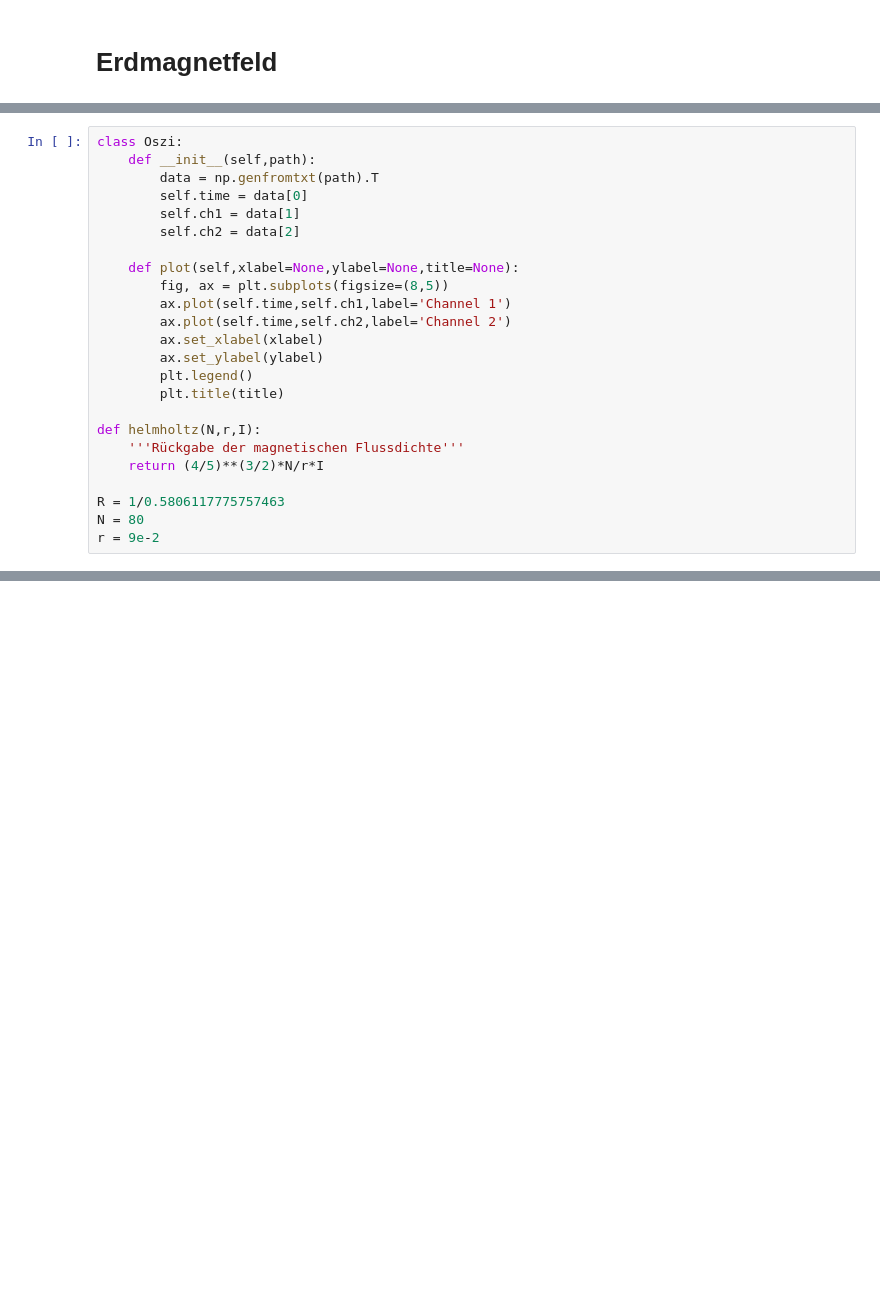
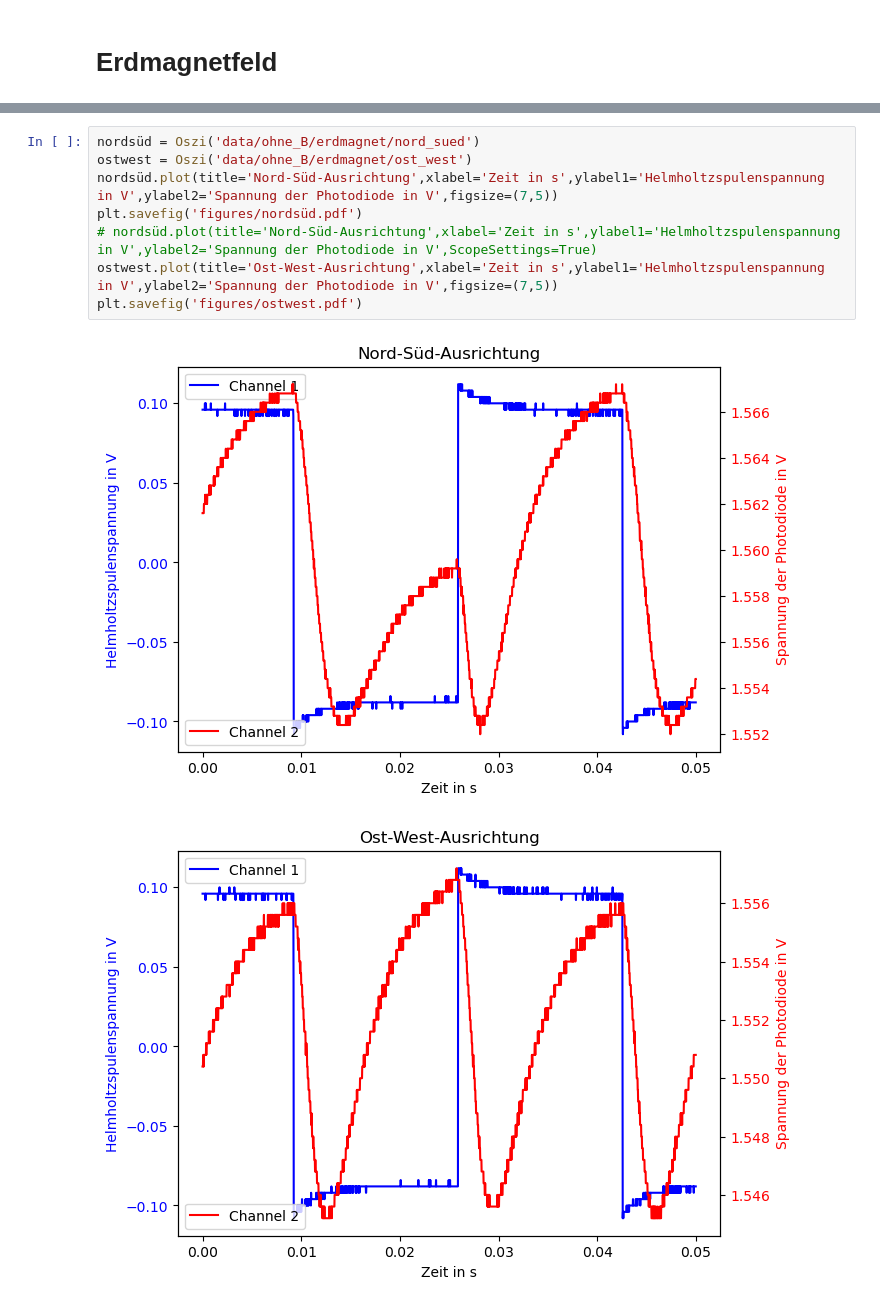
Before and after one commit to hannes-ebe/F-Prak-B, a Jupyter notebook: Optisches_Pumpen/erdmagnet.ipynb, the cells around one changed output, grey strips where cells are left out. Cells and saved outputs as stored; diff of their text form; blank space fills up the shorter version.

Commit message:
Plots Erdmagnetfeld stehen soweit

```diff
--- a/Optisches_Pumpen/erdmagnet.ipynb
+++ b/Optisches_Pumpen/erdmagnet.ipynb
@@ -7,24 +7,0 @@ import scipy.constants as const
-# %%
-class Oszi:
-    def __init__(self,path):
-        data = np.genfromtxt(path).T
-        self.time = data[0]
-        self.ch1 = data[1]
-        self.ch2 = data[2]
-
-    def plot(self,xlabel=None,ylabel=None,title=None):
-        fig, ax = plt.subplots(figsize=(8,5))
-        ax.plot(self.time,self.ch1,label='Channel 1')
-        ax.plot(self.time,self.ch2,label='Channel 2')
-        ax.set_xlabel(xlabel)
-        ax.set_ylabel(ylabel)
-        plt.legend()
-        plt.title(title)
-
-def helmholtz(N,r,I):
-    '''Rückgabe der magnetischen Flussdichte'''
-    return (4/5)**(3/2)*N/r*I
-
-R = 1/0.5806117775757463
-N = 80
-r = 9e-2
@@ -41,0 +56,11 @@ print(nordsüd.ch2)
+# %%
+nordsüd = Oszi('data/ohne_B/erdmagnet/nord_sued')
+ostwest = Oszi('data/ohne_B/erdmagnet/ost_west')
+nordsüd.plot(title='Nord-Süd-Ausrichtung',xlabel='Zeit in s',ylabel1='Helmholtzspulenspannung in V',ylabel2='Spannung der Photodiode in V',figsize=(7,5))
+plt.savefig('figures/nordsüd.pdf')
+# nordsüd.plot(title='Nord-Süd-Ausrichtung',xlabel='Zeit in s',ylabel1='Helmholtzspulenspannung in V',ylabel2='Spannung der Photodiode in V',ScopeSettings=True)
+ostwest.plot(title='Ost-West-Ausrichtung',xlabel='Zeit in s',ylabel1='Helmholtzspulenspannung in V',ylabel2='Spannung der Photodiode in V',figsize=(7,5))
+plt.savefig('figures/ostwest.pdf')
+# %% [output]
+[figure, added]
+[figure, added]
```
Also changed, not shown: parts of 5 cells of this notebook.
